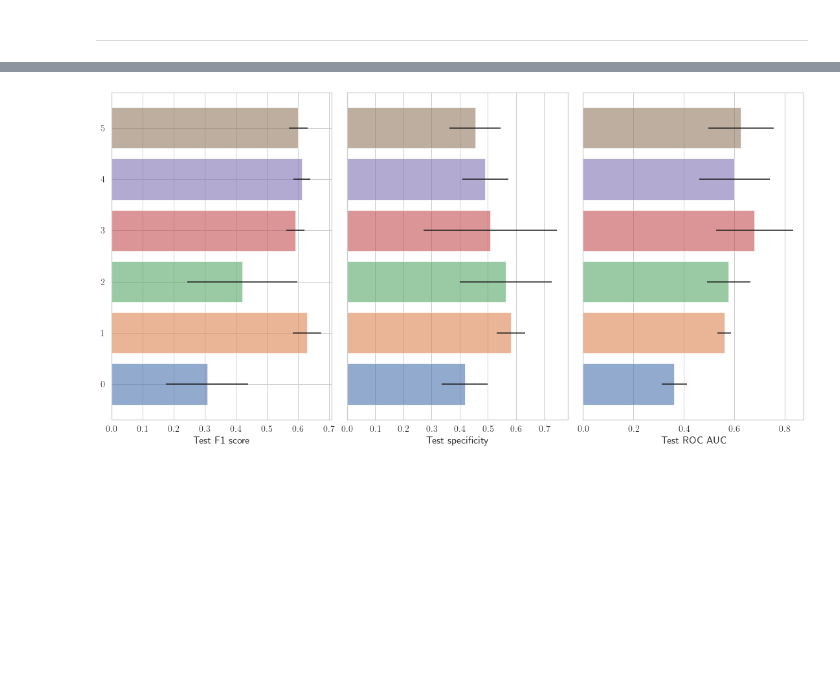
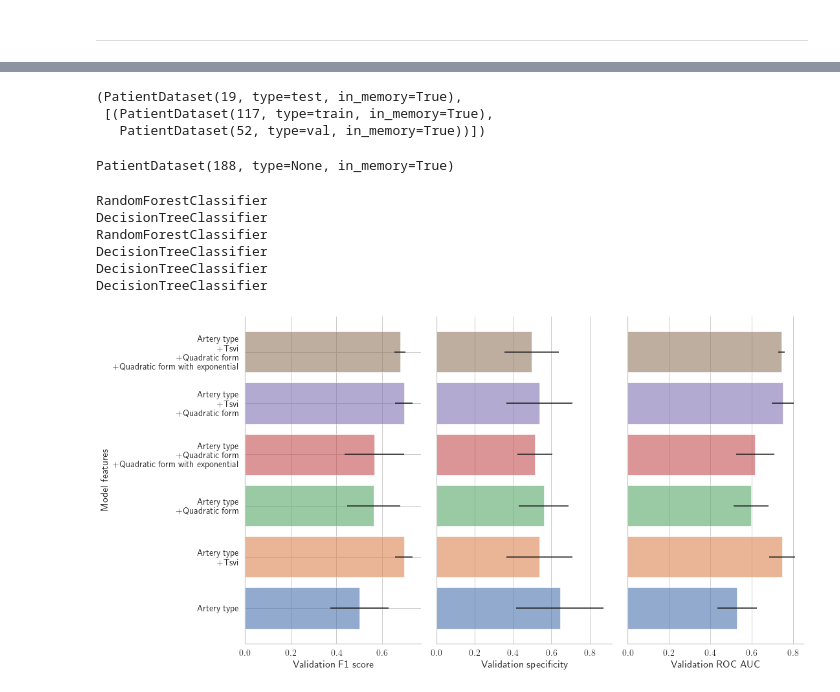
Before and after one commit to matthiaszeller/GNN-MI, a Jupyter notebook: notebook/4-Baseline-models.ipynb, the cells around one changed output, grey strips where cells are left out. Drawn from its saved outputs; the diff is of its cells as text; code cells hidden in the pictures; blank space fills up the shorter version.

```diff
--- a/notebook/4-Baseline-models.ipynb
+++ b/notebook/4-Baseline-models.ipynb
@@ -298,17 +392,76 @@ plt.tight_layout()
+# %%
+test_set, split_list
+# %% [output]
+(PatientDataset(19, type=test, in_memory=True),
+ [(PatientDataset(117, type=train, in_memory=True),
+   PatientDataset(52, type=val, in_memory=True))])
+# %%
+dataset = test_set + split_list[0][0] + split_list[0][1]
+dataset
+# %% [output]
+PatientDataset(188, type=None, in_memory=True)
+# %%
+test_ratio = 0.2
+n = 100
+
+split_list = [
+    dataset.split(test_ratio) for _ in range(n)
+]
+# %%
+res = []
+for id_dataset, id_model, params in tuning_winners:
+    clf, _ = sklearn_models[id_model]
+    clf.set_params(**params)
+    print(clf.__class__.__name__)
+    model = Model(clf, datasets[id_dataset])
+    summary = model.pipeline(split_list, test_set)
+    buffer = model.describe_model()
+    buffer['summary'] = summary
+    res.append(buffer)
+# %% [output]
+RandomForestClassifier
+DecisionTreeClassifier
+RandomForestClassifier
+DecisionTreeClassifier
+DecisionTreeClassifier
+DecisionTreeClassifier
+# %%
+ms = ['val.1.f1-score', 'val.0.recall', 'val.1.auc', 'test.1.f1-score', 'test.0.recall', 'test.1.auc']
+df = []
+for dic in res:
+    df.append({
+        'model': dic['model_name'],
+        'features': dic['data_feature_names'],
+    })
+    for m in ms:
+        df[-1].update({
+            m + '.mean': dic['summary'].loc[m, 'mean'] for m in ms
+        })
+        df[-1].update({
+            m + '.std': dic['summary'].loc[m, 'std'] for m in ms
+        })
+
+df_plot = pd.DataFrame(df)
 # %%
-ms = ['test.1.f1-score', 'test.0.recall', 'test.1.auc']
+ms = ['val.1.f1-score', 'val.0.recall', 'val.1.auc']
+df_tmp = df_plot.copy()
+df_tmp.index = df_tmp.features.apply(name_features)
 
 _, ax = plt.subplots(1, len(ms), figsize=(len(ms) * 5 + 0.5, 8))
-colors = sns.color_palette('deep', n_colors=df_plot.shape[0])
+colors = sns.color_palette('deep', n_colors=df_tmp.shape[0])
 for a, m in zip(ax, ms):
-    l = a.barh(y=df_plot.index, width=df_plot[(m+'.mean')], xerr=df_plot[(m+'.std')], alpha=0.6, color=colors)
+    l = a.barh(y=df_tmp.index, width=df_tmp[(m+'.mean')], xerr=df_tmp[(m+'.std')], alpha=0.6, color=colors)
     a.set_xlabel(m)
+    a.set_yticklabels(list(map(name_features, df_tmp.features)))
 
 for a in ax[1:]:
     a.set_yticks([])
-ax[0].set_xlabel('Test F1 score')
-ax[1].set_xlabel('Test specificity')
-ax[2].set_xlabel('Test ROC AUC')
+ax[0].set_xlabel('Validation F1 score')
+ax[1].set_xlabel('Validation specificity')
+ax[2].set_xlabel('Validation ROC AUC')
+ax[0].set_ylabel('Model features')
+#plt.suptitle(r'Baseline model results, alternative split procedure')
 plt.tight_layout()
+process_figure('figs/baseline_validation_alternative.pdf')
 # %% [output]
-[figure, old version]
+[figure, new version]
```
Also changed, not shown: parts of 20 cells of this notebook, 2 other files.
